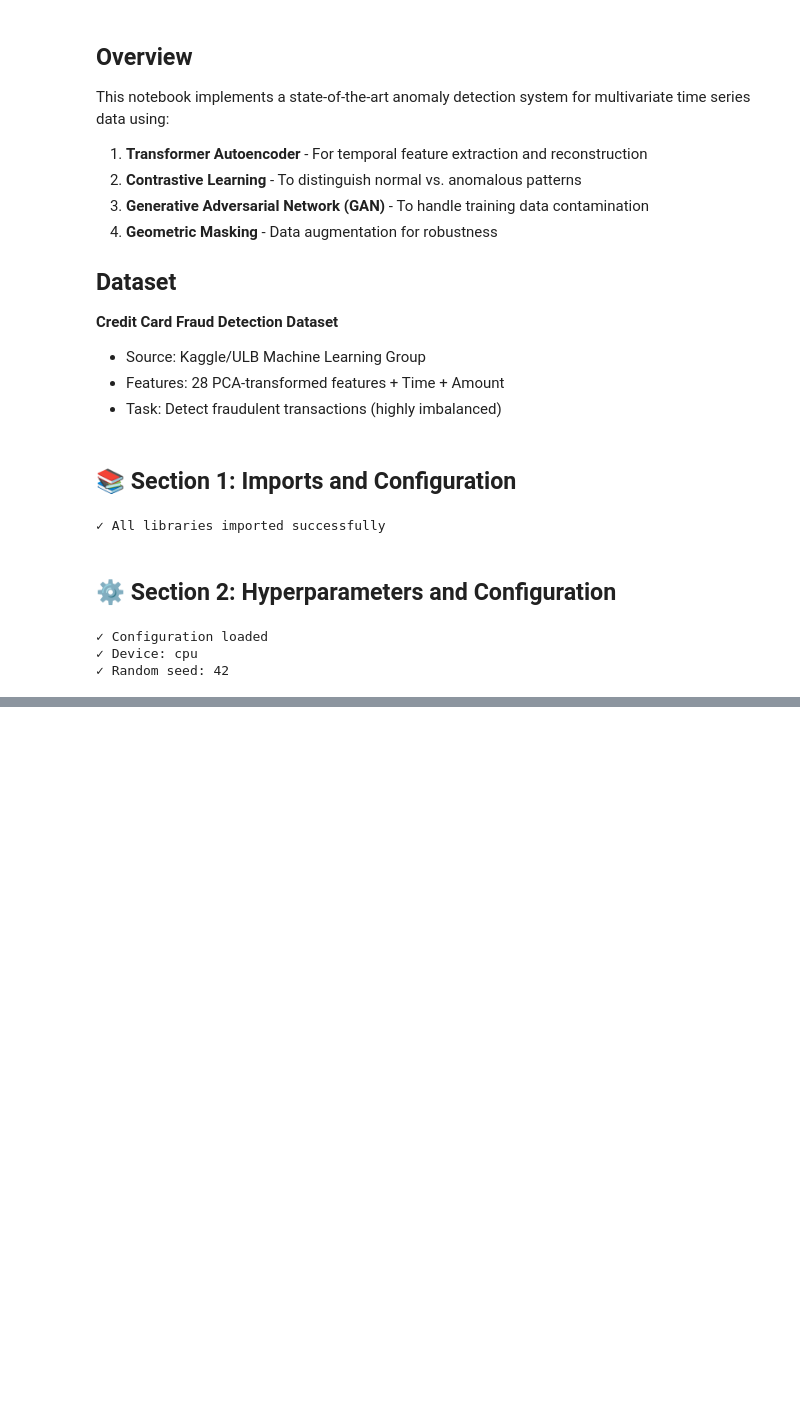
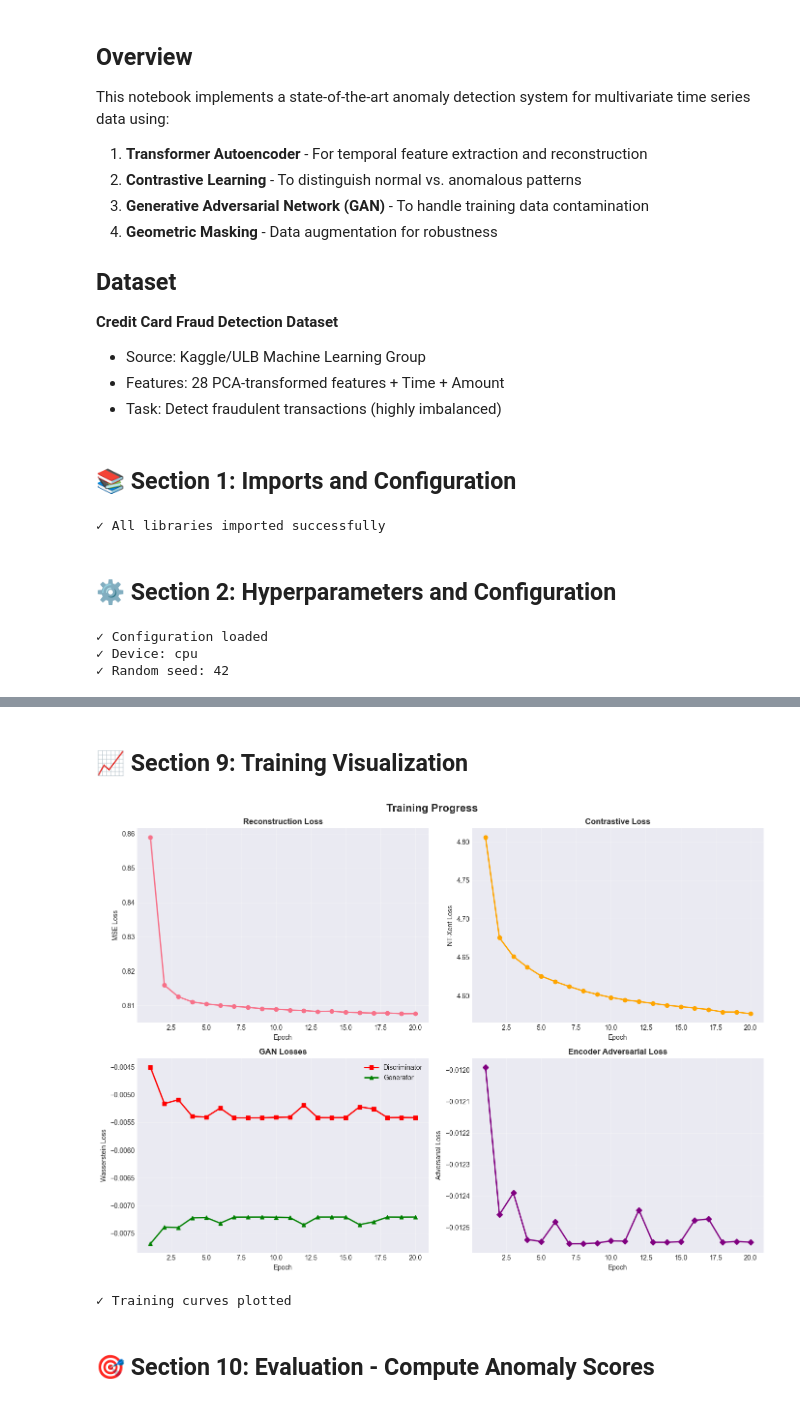
Before and after one commit to ChaudaryAbdullah/Credit-Card-Fraud-Anomaly-Detection, a Jupyter notebook: main.ipynb, the cells around one changed output, grey strips where cells are left out. Cells and saved outputs as stored; diff of their text form; code cells hidden in the pictures; blank space fills up the shorter version.

Commit message:
contrastive loss and gan model added, training done and model saved

```diff
--- a/main.ipynb
+++ b/main.ipynb
@@ -131,0 +638,17 @@ dfdvfd
+# %%
+
+# ============================================================================
+# DATA LOADER
+# ============================================================================
+
+train_dataset = SequenceDataset(train_normal)
+train_loader = DataLoader(
+    train_dataset,
+    batch_size=BATCH_SIZE,
+    shuffle=True,
+    drop_last=True
+)
+
+print(f"✓ DataLoader created")
+print(f"  Batch size: {BATCH_SIZE}")
+print(f"  Number of batches: {len(train_loader)}")
@@ -131,0 +838,51 @@ dfdvfd
+# %% [markdown]
+ ## 📈 Section 9: Training Visualization
+# %%
+
+
+# ============================================================================
+# PLOT TRAINING CURVES
+# ============================================================================
+
+fig, axes = plt.subplots(2, 2, figsize=(14, 10))
+fig.suptitle('Training Progress', fontsize=16, fontweight='bold')
+
+# Reconstruction Loss
+axes[0, 0].plot(history['epoch'], history['recon_loss'], linewidth=2, marker='o')
+axes[0, 0].set_title('Reconstruction Loss', fontweight='bold')
+axes[0, 0].set_xlabel('Epoch')
+axes[0, 0].set_ylabel('MSE Loss')
+axes[0, 0].grid(True, alpha=0.3)
+
+# Contrastive Loss
+axes[0, 1].plot(history['epoch'], history['contrast_loss'], linewidth=2, marker='o', color='orange')
+axes[0, 1].set_title('Contrastive Loss', fontweight='bold')
+axes[0, 1].set_xlabel('Epoch')
+axes[0, 1].set_ylabel('NT-Xent Loss')
+axes[0, 1].grid(True, alpha=0.3)
+
+# GAN Losses
+axes[1, 0].plot(history['epoch'], history['disc_loss'], linewidth=2, marker='s', label='Discriminator', color='red')
+axes[1, 0].plot(history['epoch'], history['gen_loss'], linewidth=2, marker='^', label='Generator', color='green')
+axes[1, 0].set_title('GAN Losses', fontweight='bold')
+axes[1, 0].set_xlabel('Epoch')
+axes[1, 0].set_ylabel('Wasserstein Loss')
+axes[1, 0].legend()
+axes[1, 0].grid(True, alpha=0.3)
+
+# Encoder Adversarial Loss
+axes[1, 1].plot(history['epoch'], history['enc_adv_loss'], linewidth=2, marker='D', color='purple')
+axes[1, 1].set_title('Encoder Adversarial Loss', fontweight='bold')
+axes[1, 1].set_xlabel('Epoch')
+axes[1, 1].set_ylabel('Adversarial Loss')
+axes[1, 1].grid(True, alpha=0.3)
+
+plt.tight_layout()
+plt.show()
+
+print("✓ Training curves plotted")
+# %% [output]
+[figure, added]
+✓ Training curves plotted
+# %% [markdown]
+ ## 🎯 Section 10: Evaluation - Compute Anomaly Scores
```
Also changed, not shown: parts of 48 cells of this notebook, 4 other files.
